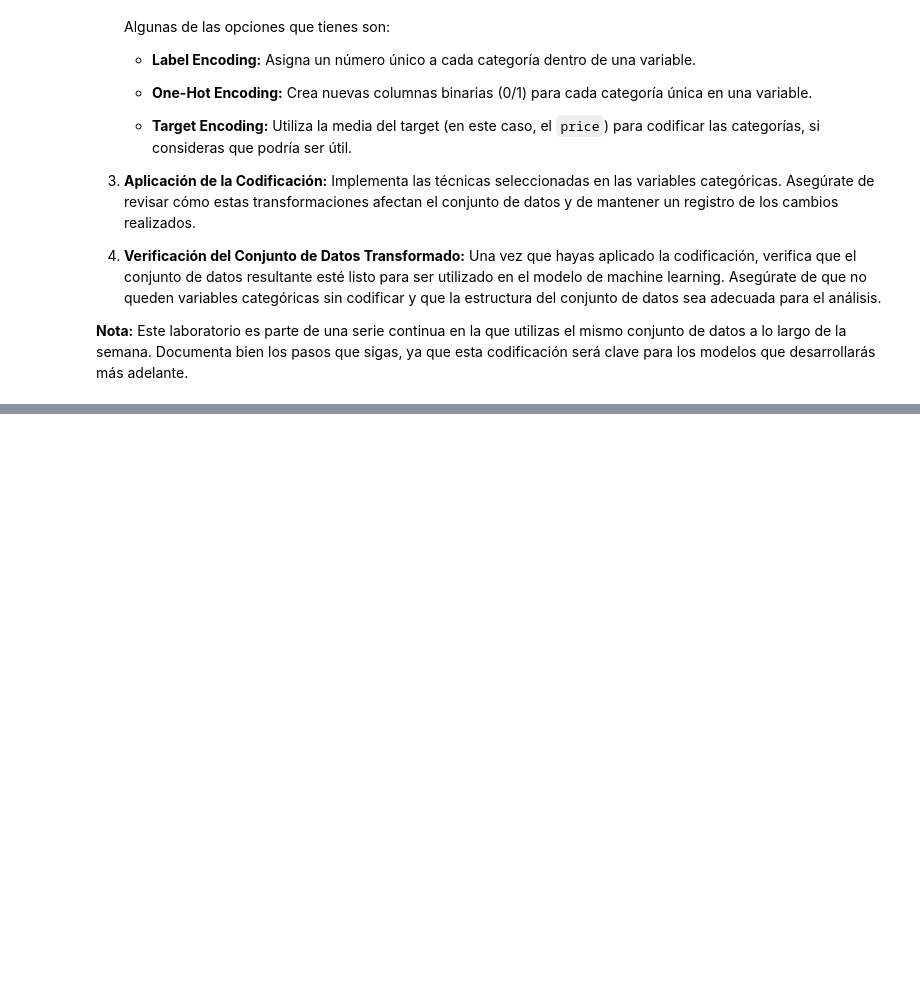
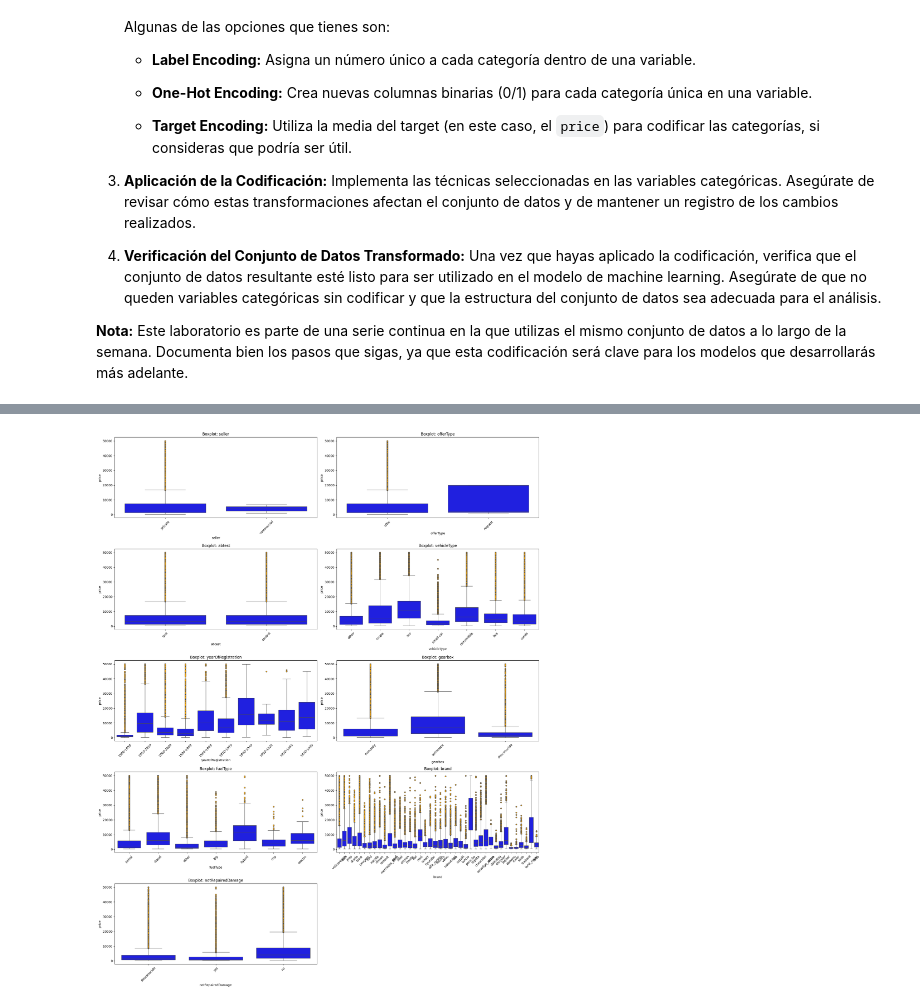
Before and after one commit to SrAlcast/7.4.Encoding, a Jupyter notebook: laboratorio-modulo7-leccion04-encoding.ipynb, the cells around one changed output, grey strips where cells are left out. Cells and saved outputs as stored; diff of their text form; code cells hidden in the pictures; blank space fills up the shorter version.

```diff
--- a/laboratorio-modulo7-leccion04-encoding.ipynb
+++ b/laboratorio-modulo7-leccion04-encoding.ipynb
@@ -29,0 +142,4 @@ En este laboratorio, te centrarás en la **codificación de variables categóric
+# %%
+sp.crear_boxplot(df,lista_col_categ,"price")
+# %% [output]
+[figure, added]
```
Also changed, not shown: parts of 13 cells of this notebook, 6 other files.
